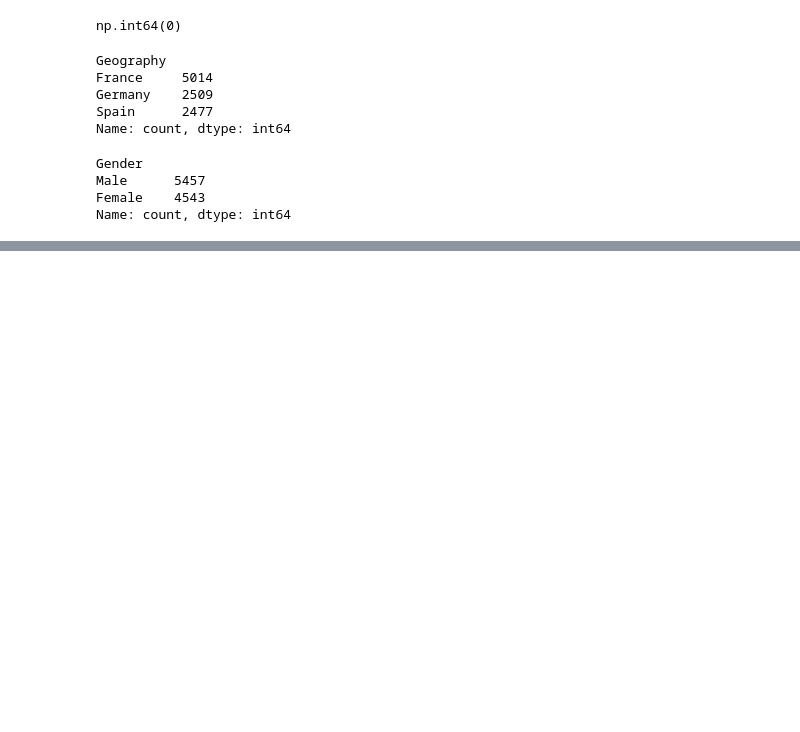
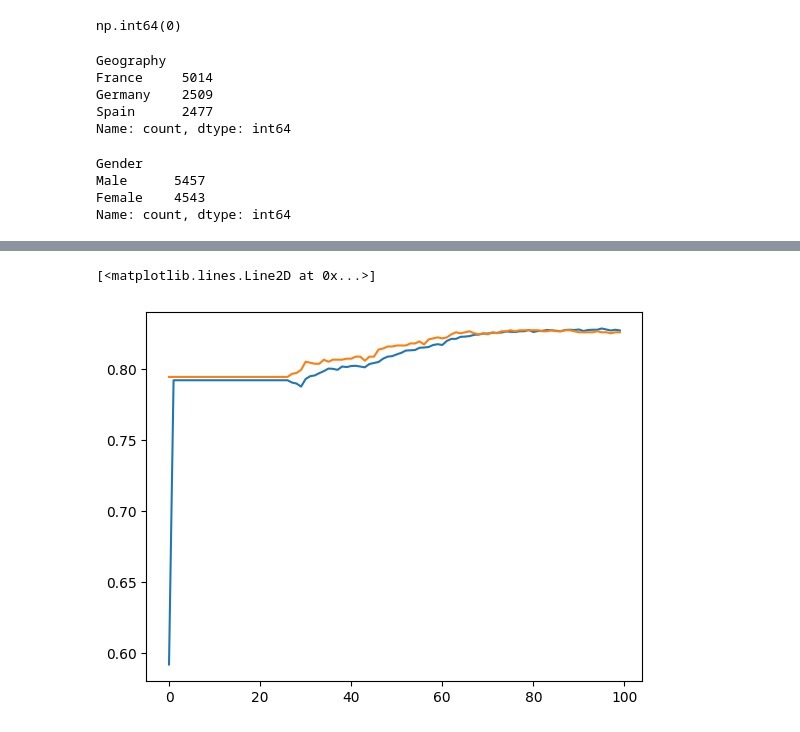
Before and after one commit to pradhans369/Deep_Learning, a Jupyter notebook: 2_3_1.ipynb, the cells around one changed output, grey strips where cells are left out. Saved outputs shown, nothing was run; the diff lists cells and outputs as text; code cells hidden in the pictures; blank space fills up the shorter version.

```diff
--- a/2_3_1.ipynb
+++ b/2_3_1.ipynb
@@ -127,0 +308,6 @@ from sklearn.preprocessing import StandardScaler
+# %%
+plt.plot(history.history['accuracy'])
+plt.plot(history.history['val_accuracy'])
+# %% [output]
+[<matplotlib.lines.Line2D at 0x...>]
+[figure, added]
```
Also changed, not shown: parts of 26 cells of this notebook.
